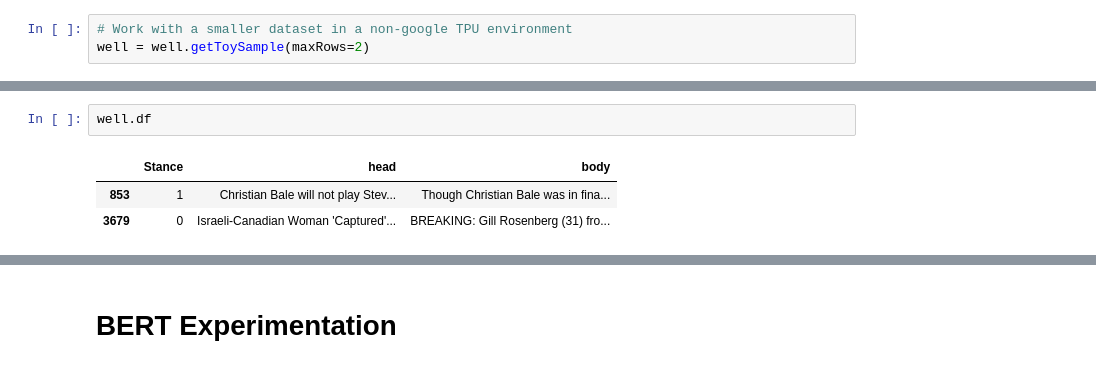
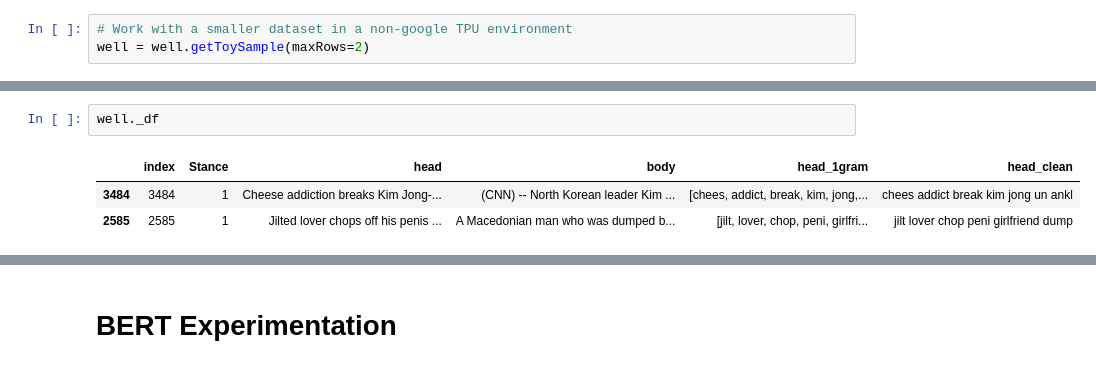
Before and after one commit to jerome9189/481capstone, a Jupyter notebook: Cayde Implementation.ipynb, the cells around one changed output, grey strips where cells are left out. Cells and saved outputs as stored; diff of their text form.

Commit message:
add bert text cleaner

```diff
--- a/Cayde Implementation.ipynb
+++ b/Cayde Implementation.ipynb
@@ -35,6 +57,6 @@ well = well.getToySample(maxRows=2)
 # %%
-well.df
+well._df
 # %% [output]
-|  | Stance | head | body |
-| 853 | 1 | Christian Bale will not play Stev... | Though Christian Bale was in fina... |
-| 3679 | 0 | Israeli-Canadian Woman 'Captured'... | BREAKING: Gill Rosenberg (31) fro... |
+|  | index | Stance | head | body | head_1gram | head_clean |
+| 3484 | 3484 | 1 | Cheese addiction breaks Kim Jong-... | (CNN) -- North Korean leader Kim ... | [chees, addict, break, kim, jong,... | chees addict break kim jong un ankl |
+| 2585 | 2585 | 1 | Jilted lover chops off his penis ... | A Macedonian man who was dumped b... | [jilt, lover, chop, peni, girlfri... | jilt lover chop peni girlfriend dump |
```
Also changed, not shown: parts of 7 cells of this notebook, 1 other file.
